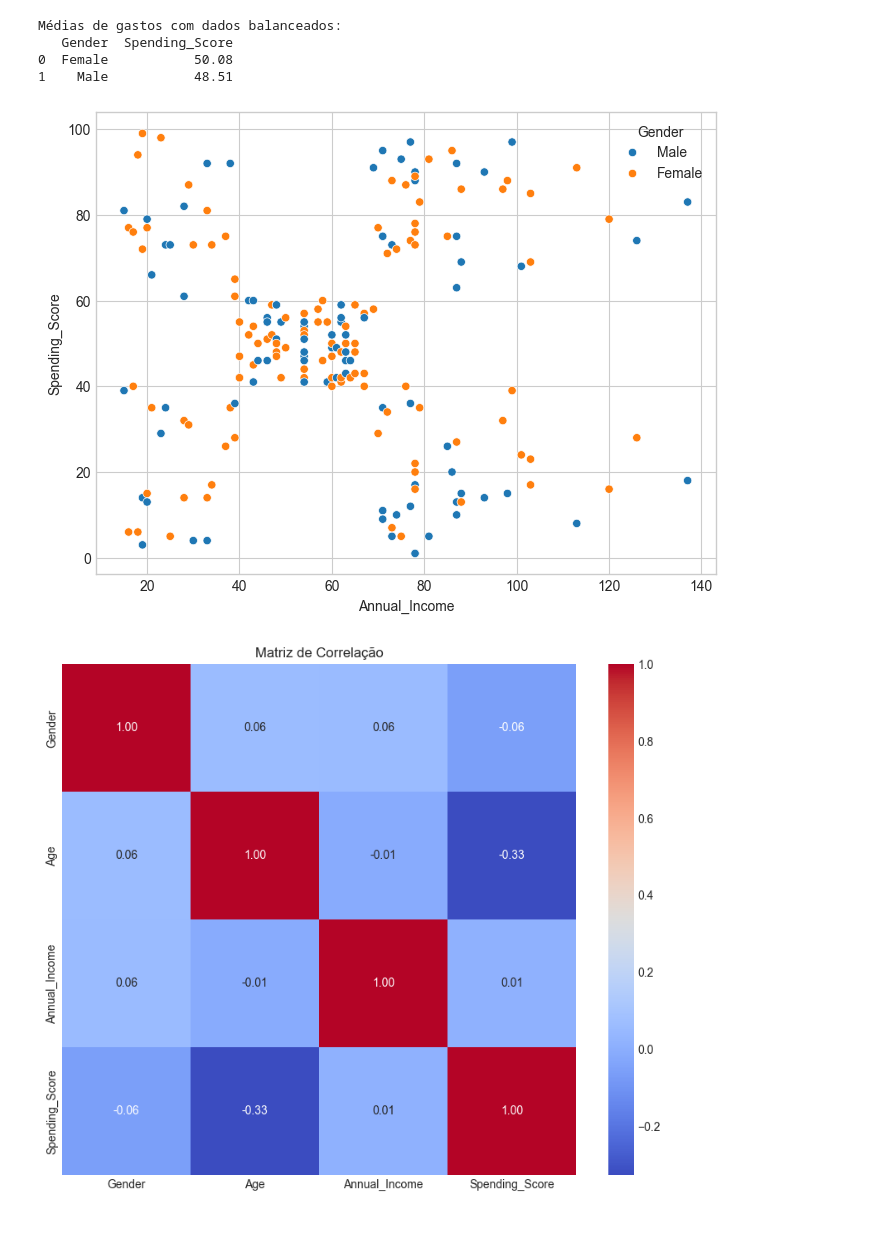
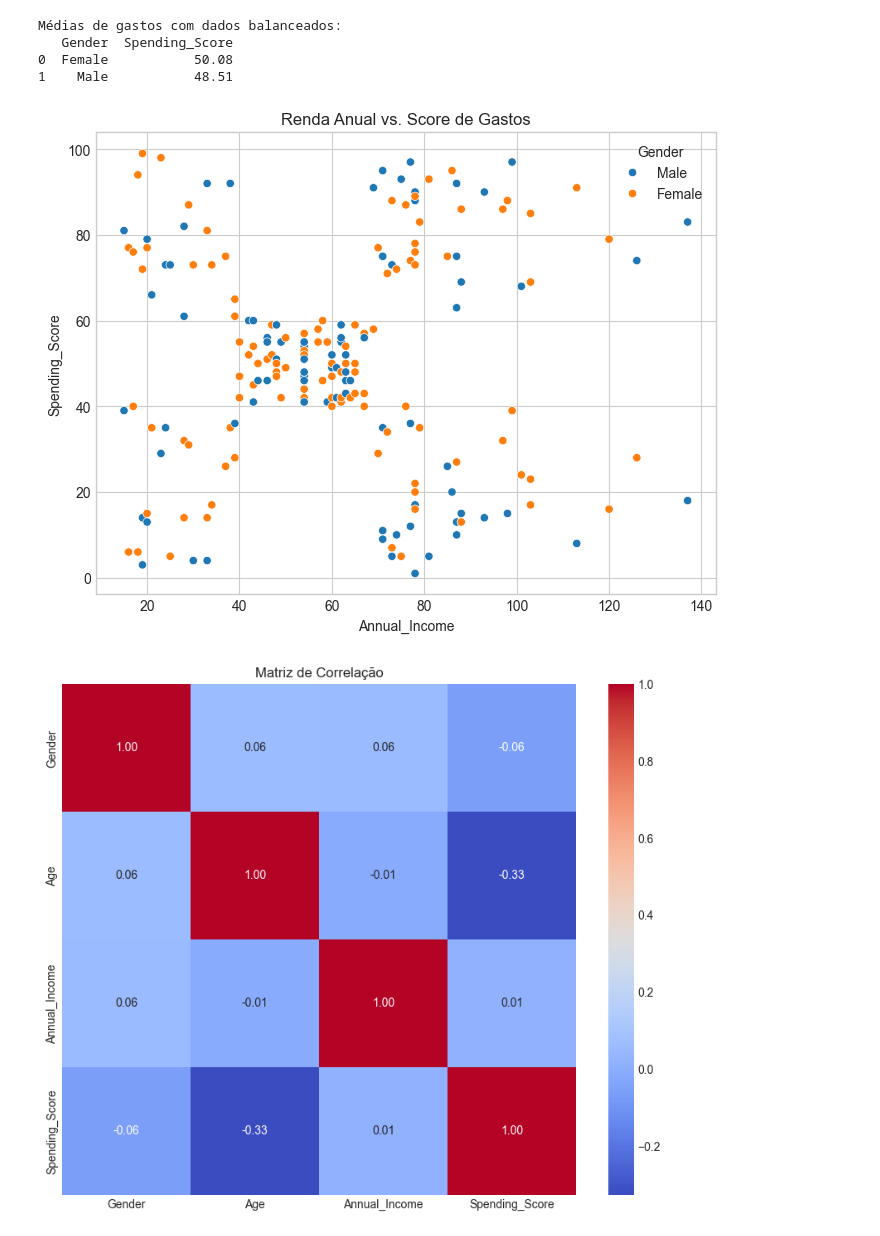
Before and after one commit to rottaveira/Mall_Customer, a Jupyter notebook: FinalProject.ipynb, the cells around one changed output. Cells and saved outputs as stored; diff of their text form; code cells hidden in the pictures.

```diff
--- a/FinalProject.ipynb
+++ b/FinalProject.ipynb
@@ -174,11 +174,11 @@ Médias de gastos com dados balanceados:
 # %%
 # Scatter Plot de Renda Anual vs. Score de Gastos
 plt.figure(figsize=(8, 6))
 sns.scatterplot(x='Annual_Income', y='Spending_Score', data=df, hue='Gender')
-#plt.title('Renda Anual vs. Score de Gastos')
+plt.title('Renda Anual vs. Score de Gastos')
 plt.show()
 # %% [output]
-[figure, old version]
+[figure, new version]
 # %%
 # Matriz de Correlação
 df_encoded = df.copy()
```
Also changed, not shown: parts of 5 cells of this notebook.
